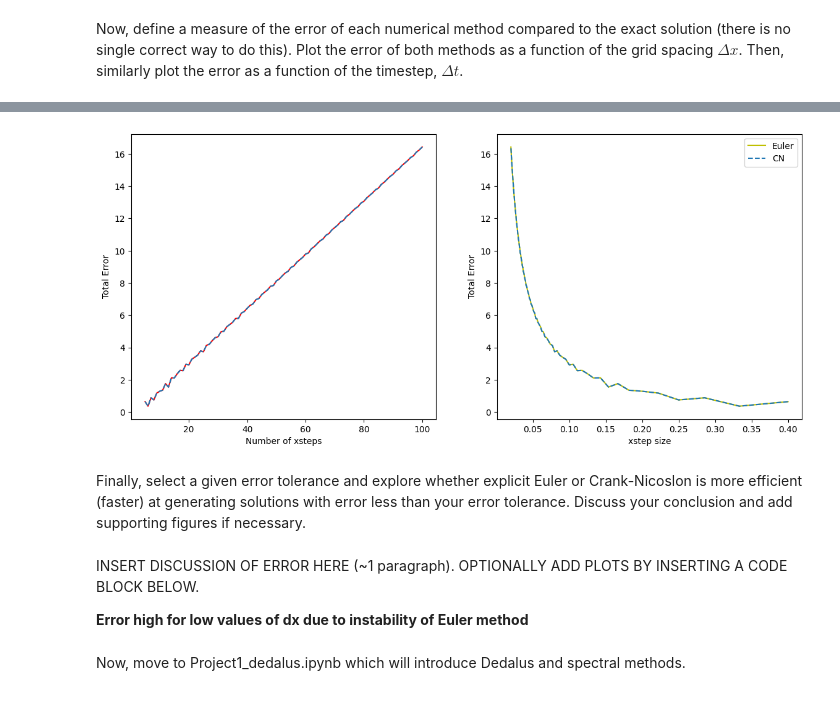
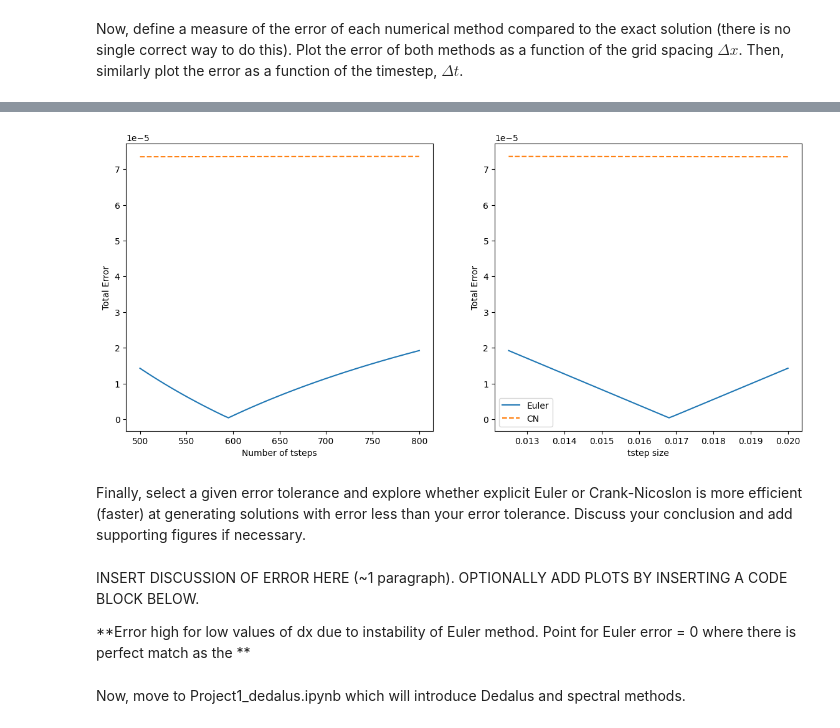
Before and after one commit to Feesh5/QCES, a Jupyter notebook: Project1_numerical_methods.ipynb, the cells around one changed output, grey strips where cells are left out. Saved outputs shown, nothing was run; the diff lists cells and outputs as text; code cells hidden in the pictures.

```diff
--- a/Project1_numerical_methods.ipynb
+++ b/Project1_numerical_methods.ipynb
@@ -262,27 +317,47 @@ for i in (Nrange): #Range of Nx to test
+# %%
+#Repeat for tstep variation
+error_EE = []
+error_CN = []
+
+Nx=200
+Nrange = np.arange(500,805,5)
+for i in (Nrange): #Range of Nt to test
+  Nt=i
+  #Redefine and rerun functions
+  t = np.linspace(t_start, t_end, Nt)  # Create a vector of times
+  x = np.linspace(x_start, x_end, Nx)  # Create a vector for x
+  c_EE = EE(x, t, kappa); # explicit Euler
+  c_CN = CN(x, t, kappa); # Crank-Nicolson
+
+  abs_diff_EE = np.abs(diff_exact(x,kappa,20)-c_EE[:,-1]) #Getting absolute difference of exact & numerical as f(x)
+  abs_diff_CN = np.abs(diff_exact(x,kappa,20)-c_CN[:,-1])
+
+  #Sum these values to give total error per grid for specific grid spacing, added to our empty array
+  error_EE = np.append(error_EE, np.sum(abs_diff_EE)/Nx)
+  error_CN = np.append(error_CN, np.sum(abs_diff_CN)/Nx)
 # %%
-#Plot error for x step
-#print(total_diff_EE)
+#Plot error as a function of tstep size
+delta_t =t_end/Nrange
+plt.figure
 
-delta_x= 2/Nrange
-
+#Plotting error variation with number of xsteps
 plt.figure(figsize=(14, 6))
 plt.subplot(1, 2, 1)
-plt.plot(Nrange, total_diff_EE,'r-' ,label = 'Euler')
-plt.plot(Nrange, total_diff_CN,'--', label = 'CN')
-plt.xlabel('Number of xsteps')
+plt.plot(Nrange, error_EE,'C0-' ,label = 'Euler')
+plt.plot(Nrange, error_CN,'C1--', label = 'CN')
+plt.xlabel('Number of tsteps')
 plt.ylabel('Total Error')
 
-
+#Plotting error variation with xstep size
 plt.subplot(1, 2, 2)
-plt.plot(delta_x, total_diff_EE,'y-' ,label = 'Euler')
-plt.plot(delta_x, total_diff_CN,'--', label = 'CN')
-plt.xlabel('xstep size')
+plt.plot(delta_t, error_EE,'C0-' ,label = 'Euler')
+plt.plot(delta_t, error_CN,'C1--', label = 'CN')
+plt.xlabel('tstep size')
 plt.ylabel('Total Error')
 plt.legend()
-
 plt.show()
 # %% [output]
-[figure, old version]
+[figure, new version]
 # %% [markdown]
 Finally, select a given error tolerance and explore whether explicit Euler or Crank-Nicoslon is more efficient (faster) at generating solutions with error less than your error tolerance. Discuss your conclusion and add supporting figures if necessary.
 # %% [markdown]
@@ -290,7 +365,7 @@ INSERT DISCUSSION OF ERROR HERE (~1 paragraph).  OPTIONALLY ADD PLOTS BY INSERTI
 
 
 
-**Error high for low values of dx due to instability of Euler method**
+**Error high for low values of dx due to instability of Euler method. Point for Euler error = 0 where there is perfect match as the **
 # %% [markdown]
 Now, move to Project1_dedalus.ipynb which will introduce Dedalus and spectral methods.
 # %% [markdown]
```
Also changed, not shown: parts of 9 cells of this notebook.
